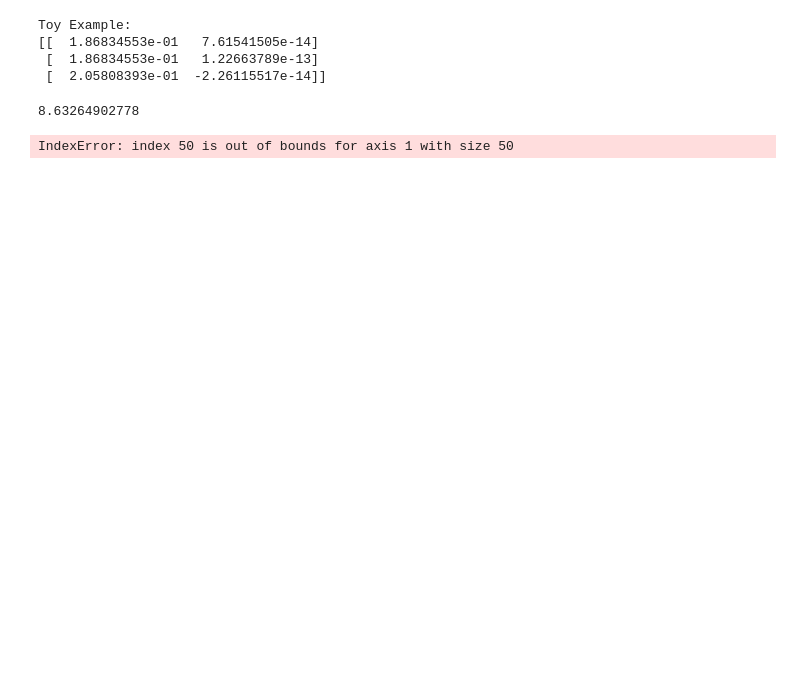
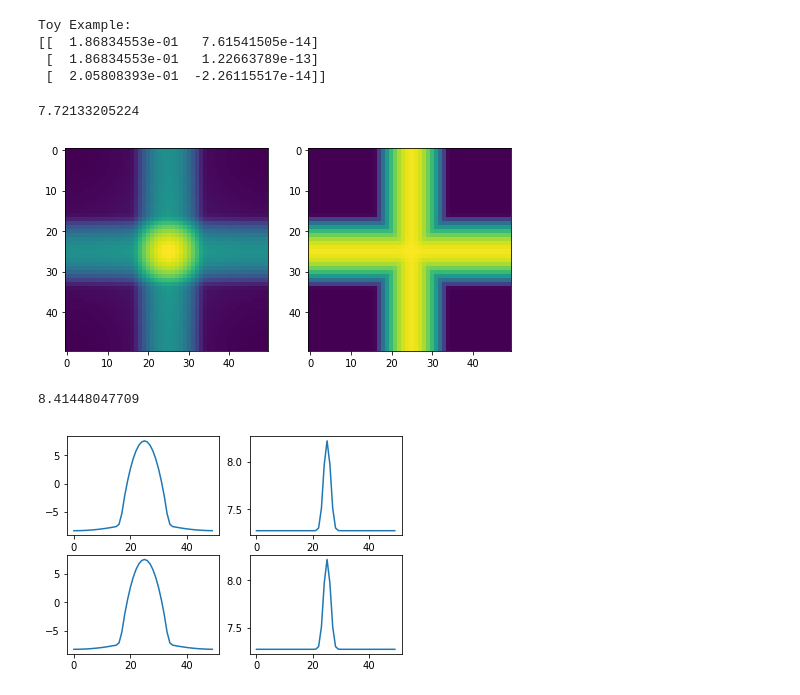
Before and after one commit to lerkoah/BayesianInterferometryIDS, a Jupyter notebook: src/main_bay_int.ipynb, the cells around one changed output. Cells and saved outputs as stored; diff of their text form; code cells hidden in the pictures; blank space fills up the shorter version.

Commit message:
Changing basis functions

```diff
--- a/src/main_bay_int.ipynb
+++ b/src/main_bay_int.ipynb
@@ -273,7 +198,7 @@ Validation: True
 import theano.tensor as tt
 
 PI = np.pi
-def Vobs_function(U,l,alpha,Cx,Cy, IMAGE_SIZE_X = 50, IMAGE_SIZE_Y = 50, shift = True):
+def Vobs_function(U,l,alpha,Cx,Cy, IMAGE_SIZE_X = 50, Tu = 1, Tv = 1, IMAGE_SIZE_Y = 50, shift = True):
 #     print "U shape: %s, U type: %s\nl type: %s\nCx and Cy type: %s"%(U.shape, type(U), type(l), type(Cx))
 #     U_tmp = U
 #     C_tmp = tt.stack([Cx,Cy], axis = 1)
@@ -282,12 +207,12 @@ def Vobs_function(U,l,alpha,Cx,Cy, IMAGE_SIZE_X = 50, IMAGE_SIZE_Y = 50, shift =
 #         C_tmp = C_tmp - np.array([IMAGE_SIZE_X, IMAGE_SIZE_Y])/2
 
     u = U[:,0] - IMAGE_SIZE_X/2
-    u_aux = u[:,np.newaxis]
+    u_aux = u[:,np.newaxis]*Tu
     v = U[:,1] - IMAGE_SIZE_Y/2
-    v_aux = v[:,np.newaxis]
+    v_aux = v[:,np.newaxis]*Tv
 
-    Cx_aux = Cx - IMAGE_SIZE_X/2
-    Cy_aux = Cy - IMAGE_SIZE_Y/2
+    Cx_aux = Tu*(Cx - IMAGE_SIZE_X/2)
+    Cy_aux = Tv*(Cy - IMAGE_SIZE_Y/2)
 
     A = tt.exp(-2.0*PI*PI*(u_aux * u_aux + v_aux * v_aux) *l*l)
 #     A_aux = tt.extra_ops.repeat(A, numberOfBasis,axis=1)
@@ -341,42 +315,47 @@ Toy Example:
 numberOfSamplings = U.shape[0]
 numberOfBasis = size
 
-l = SIGMA*0.05
+l = SIGMA
 init_alpha = I*l*np.sqrt(2*PI)
 init_Cx = Cx
 init_Cy = Cy
 init_U = U.astype(int)
 
-PHI_Re, PHI_Im = Vobs_function(init_U,l,init_alpha,init_Cx,init_Cy, IMAGE_SIZE_X = 50, IMAGE_SIZE_Y = 50, shift=True)
+PHI_Re, PHI_Im = Vobs_function(init_U,l,init_alpha,init_Cx,init_Cy, Tu = 0.03, Tv = 0.03, IMAGE_SIZE_X = 50, IMAGE_SIZE_Y = 50)
 
 def matrix_points(U,V_real, V_imag, IMAGE_SIZE_X = 50, IMAGE_SIZE_Y = 50):
     U = U.astype(int)
     out_real = np.zeros([IMAGE_SIZE_X, IMAGE_SIZE_Y])
     out_imag = np.zeros([IMAGE_SIZE_X, IMAGE_SIZE_Y])
     for i in range(U.shape[0]):
         out_real[U[i,0],U[i,1]] = V_real[i]
         out_imag[U[i,0],U[i,1]] = V_imag[i]
 
     return out_real, out_imag
 
 
-Im_real, Im_imag = matrix_points(U,V[:,0], V[:,1])
+Im_pix_real, Im_pix_imag = matrix_points(U,V[:,0], V[:,1])
 fig, ax = plt.subplots(1,2)
 fig.set_figheight(10)
 fig.set_figwidth(8)
-Im_pix = np.log(np.sqrt(Im_real*Im_real+Im_imag*Im_imag) )
+Im_pix = np.log(np.sqrt(Im_pix_real*Im_pix_real+Im_pix_imag*Im_pix_imag) +1e-12)
 ax[0].imshow( Im_pix )
 print(np.max(Im_pix))
 
-Im_real, Im_imag = matrix_points(U/.10,PHI_Re.eval(), PHI_Im.eval())
-Im_ind = np.log(np.sqrt(Im_real*Im_real+Im_imag*Im_imag) +0.00000000001)
+Im_ind_real, Im_ind_imag = matrix_points(U,PHI_Re.eval(), PHI_Im.eval())
+Im_ind = np.log(np.sqrt(Im_ind_real*Im_ind_real+Im_ind_imag*Im_ind_imag) +1e-12)
 ax[1].imshow( Im_ind )
 plt.show(fig)
 print(np.max(Im_ind))
 
-plt.figure()
-plt.plot(Im_pix[:,23])
+fig, ax = plt.subplots(2,2)
+ax[0,0].plot(Im_pix[24,:])
+ax[0,1].plot(Im_ind[24,:])
+ax[1,0].plot(Im_pix[:,24])
+ax[1,1].plot(Im_ind[:,24])
 plt.show()
 # %% [output]
-8.63264902778
+7.72133205224
+[figure, added]
-IndexError: index 50 is out of bounds for axis 1 with size 50
+8.41448047709
+[figure, added]
```
Also changed, not shown: parts of 12 cells of this notebook, 3 other files.
